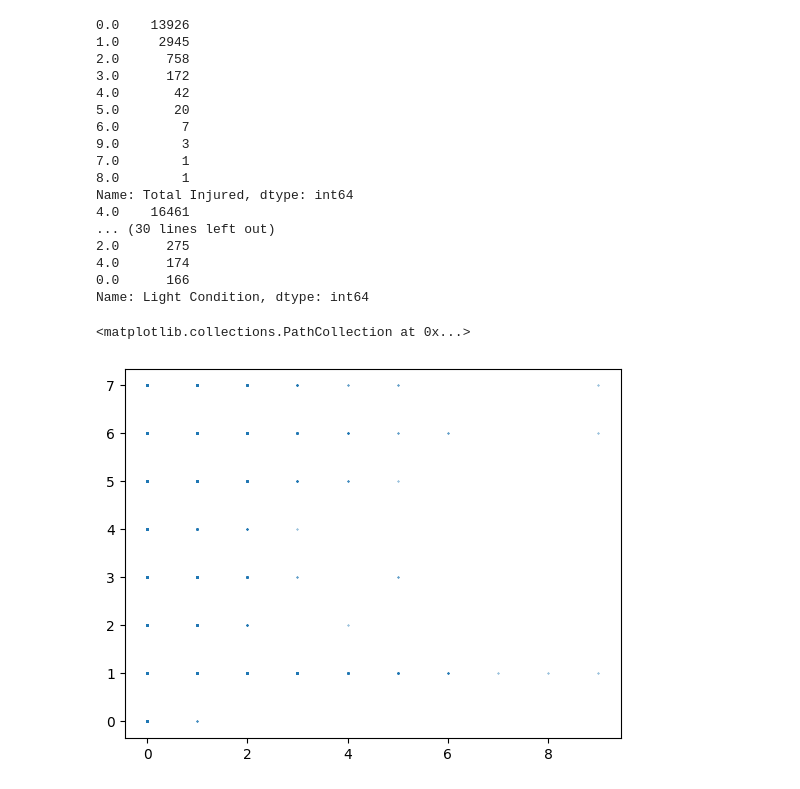
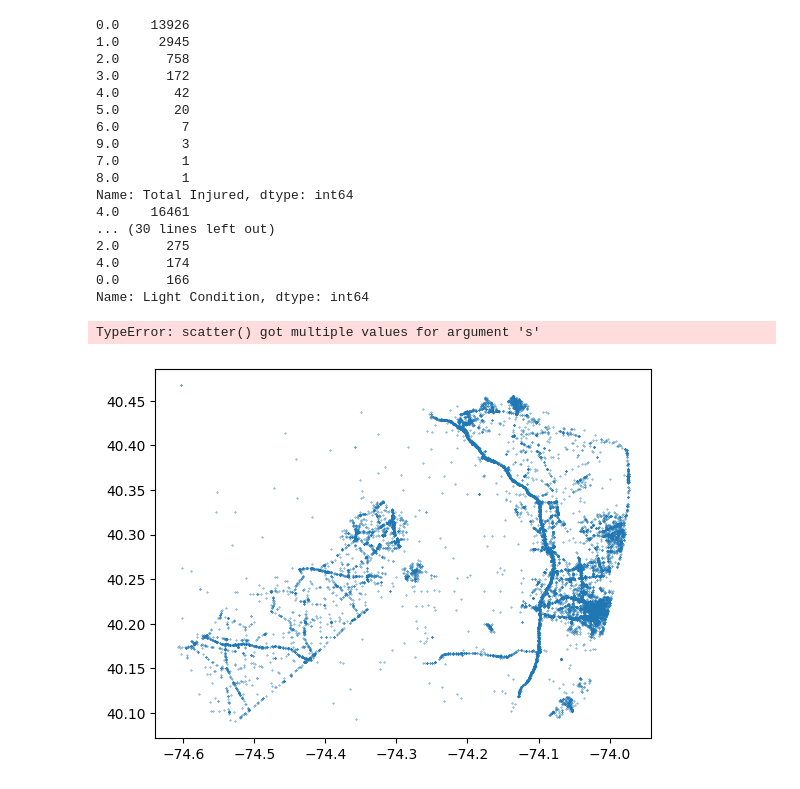
Before and after one commit to shojha24/Motor-Vehicle-Crash-Visualizations, a Jupyter notebook: test.ipynb, the cells around one changed output. Drawn from its saved outputs; the diff is of its cells as text; code cells hidden in the pictures.

Commit message:
scatter plot of coords

```diff
--- a/test.ipynb
+++ b/test.ipynb
@@ -15,5 +15,8 @@ data_with_coords = data.dropna(subset=['Latitude', 'Longitude'])
 print(data_with_coords["Latitude"].min(), data_with_coords["Longitude"].min(), data_with_coords["Latitude"].max(), data_with_coords["Longitude"].max())
 correct_coords = data_with_coords[(data_with_coords["Latitude"] > 40.0886) & (data_with_coords["Latitude"] < 40.4688) & (data_with_coords["Longitude"] > 73.9685) & (data_with_coords["Longitude"] < 74.6082)]
 correct_coords
+
+# convert all longitudinal data to negative
+correct_coords["Longitude"] = correct_coords["Longitude"] * -1
 # %% [output]
 38.12526 73.4454 41.39383 75.5212
@@ -54,8 +49,14 @@ Name: Total Injured, dtype: int64
 4.0      174
 0.0      166
 Name: Light Condition, dtype: int64
-# %%
-plt.scatter(correct_coords["Total Injured"], correct_coords["Light Condition"], s=0.1)
-# %% [output]
-<matplotlib.collections.PathCollection at 0x...>
-[figure, removed]
+# %%
+#plt.scatter(correct_coords["Total Injured"], correct_coords["Light Condition"], s=0.1)
+fig = plt.figure()
+plt.scatter(correct_coords["Longitude"], correct_coords["Latitude"], s=0.1)
+fig.savefig('scatter.png', transparent=True)
+# get starting and ending latitude and longitude of scatter plot
+
+plt.scatter(correct_coords["Longitude"], correct_coords["Latitude"], correct_coords["Total Injured"], s=0.1)
+# %% [output]
+TypeError: scatter() got multiple values for argument 's'
+[figure, added]
```
Also changed, not shown: parts of 1 cell of this notebook, 1 other file.
